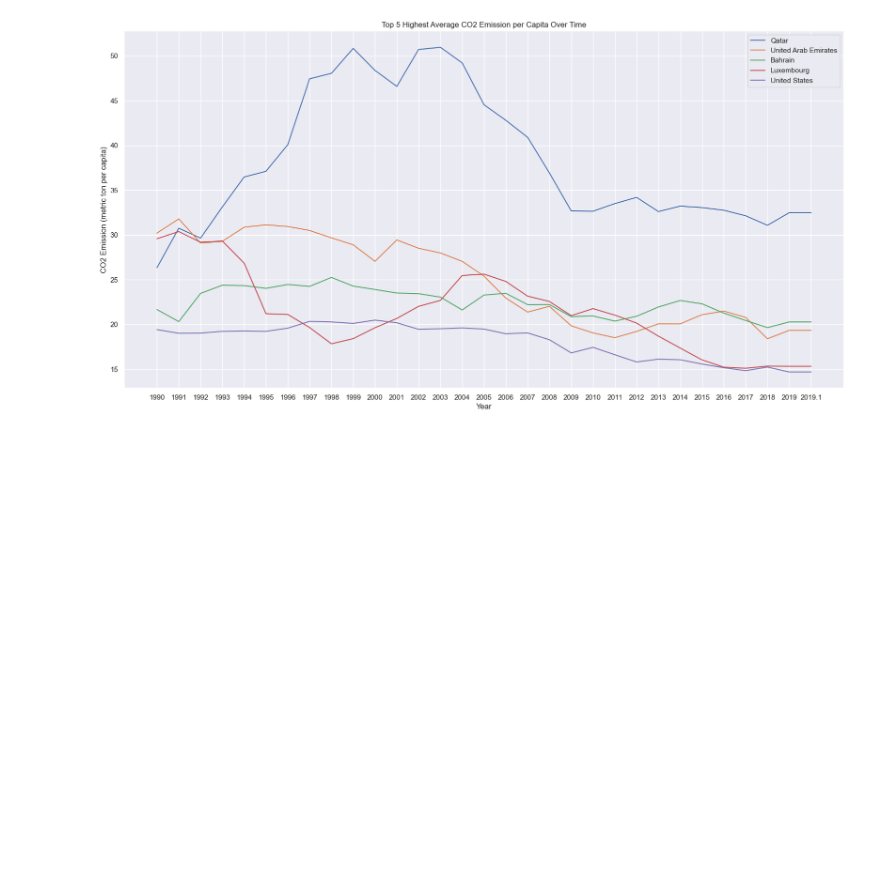
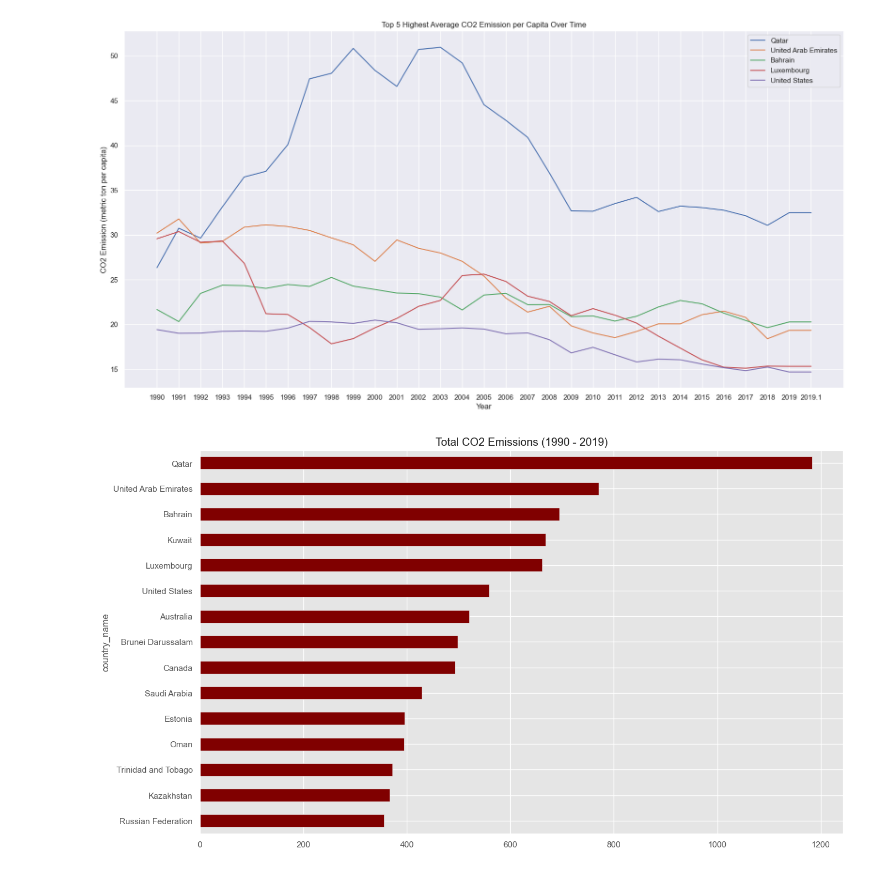
Before and after one commit to the-theertha/eda_project, a Jupyter notebook: co2_emissions_report.ipynb, the cells around one changed output. Drawn from its saved outputs; the diff is of its cells as text; code cells hidden in the pictures; blank space fills up the shorter version.

```diff
--- a/co2_emissions_report.ipynb
+++ b/co2_emissions_report.ipynb
@@ -50,3 +76,6 @@ df.describe() # looking at all the stats. analysis
 | 75% | 6.910335 | 6.497471 | 6.482311 | 6.430944 | 6.337175 | 6.360589 | 6.581746 | 6.478028 | 6.369907 | 6.233211 | ... | ... |
 | max | 30.195189 | 31.778496 | 29.632441 | 33.122025 | 36.466263 | 37.102174 | 40.074177 | 47.429575 | 48.045021 | 50.833850 | ... | ... |
 8 rows × 31 columns
+# %%
+dfna = df[df.isna().any(axis = 1)]
+dfna
@@ -52,0 +101,3 @@ df.describe() # looking at all the stats. analysis
+# %%
+dfna = dfna.drop([57, 65, 105, 125, 127, 138, 153, 192], axis = 0)
+dfna
@@ -129,3 +199,6 @@ co2_emission
 | Zambia | 0.340930 | 0.349232 | 0.337224 | 0.289956 | 0.241270 | 0.234153 | 0.188442 | 0.238601 | 0.219937 | 0.173560 | ... |
 | Zimbabwe | 1.585444 | 1.713321 | 1.694416 | 1.539741 | 1.417186 | 1.356619 | 1.287559 | 1.186793 | 1.197745 | 1.338101 | ... |
 215 rows × 31 columns
+# %%
+df = df.drop(dfna.index, axis = 0)
+df["Total CO2 Emission"] = df.sum(axis = 1)
@@ -131,0 +227,3 @@ co2_emission
+# %%
+df["Total CO2 Emission (Last 10 Years)"] = df.iloc[:,23:34].sum(axis = 1)
+df.sort_values(by = "Total CO2 Emission (Last 10 Years)", ascending = False)[0:15]
@@ -189,3 +305,11 @@ plt.title("Top 5 Highest Average CO2 Emission per Capita Over Time")
 # %% [output]
 Text(0.5, 1.0, 'Top 5 Highest Average CO2 Emission per Capita Over Time')
 [figure]
+# %%
+plt.figure(figsize = (15,9))
+df.groupby(["country_name"])["Total CO2 Emission"].sum().sort_values(ascending = False
+                                                                    )[0:15].sort_values(ascending = True
+                                                                                       ).plot.barh(color = "maroon")
+plt.title("Total CO2 Emissions (1990 - 2019)");
+# %% [output]
+[figure, added]
```
Also changed, not shown: parts of 16 cells of this notebook.
